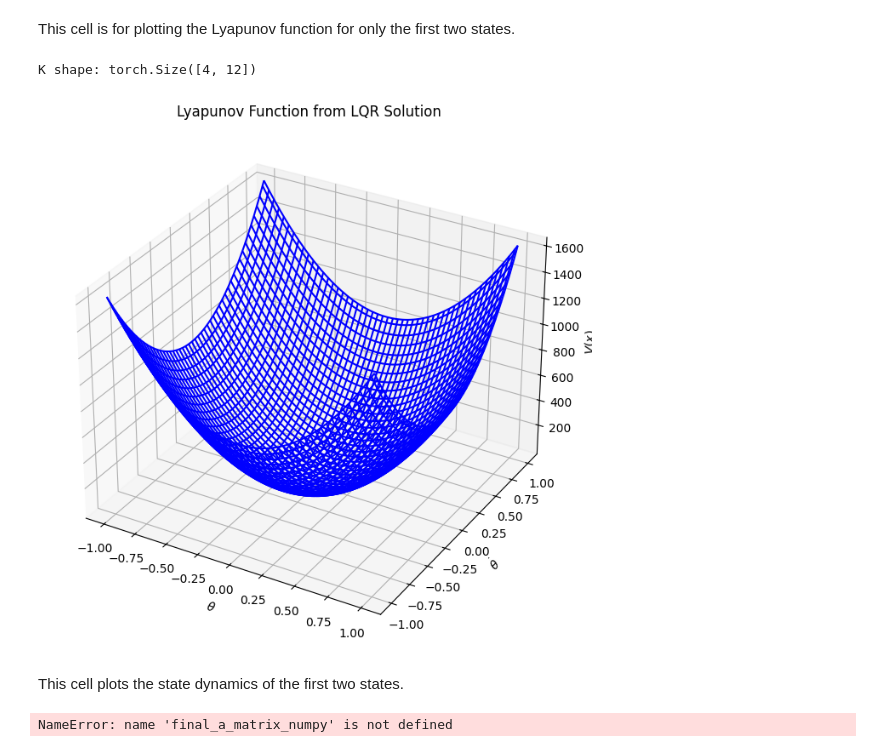
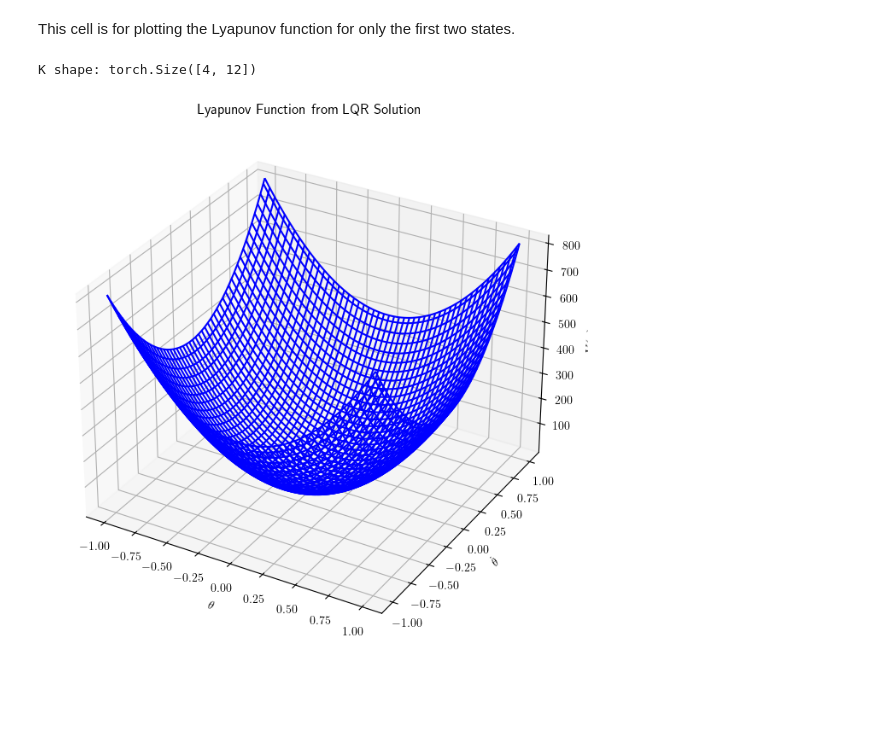
Before and after one commit to jorgejc2/ISS_Lyapunov_Stable_NN_Controllers, a Jupyter notebook: SimpleExamples/linear_sympy_notebook.ipynb, the cells around one changed output. Drawn from its saved outputs; the diff is of its cells as text; code cells hidden in the pictures; blank space fills up the shorter version.

Commit message:
Updated notebook to use LQR controller for linear and nonlinear dynamics

```diff
--- a/SimpleExamples/linear_sympy_notebook.ipynb
+++ b/SimpleExamples/linear_sympy_notebook.ipynb
@@ -166,21 +181,24 @@ values: Dict[symbols, float] = {
     I1: 2.3951e-5,
     I2: 2.3951e-5,
     I3: 3.2347e-5,
-    px: 10, py: 10, pz: 10,
+    px: 10., py: 10., pz: 10.,
     vx: 0, vy: 0, vz: 0,
     p: 0., q: 0., r: 0.,
     phi: 0.0, theta: 0.0, psi: 0.0,
-    g: -9.81,
+    g: 9.81,
     km: 7.94e-12,
     kf: 3.16e-10,
-    u1: 25., u2: 25., u3: 25., u4: 25.,
-    # u1: 0, u2: 0, u3: 0, u4: 0,
     F1: u1**2 *kf,
     F2: u2**2 *kf,
     F3: u3**2 *kf,
     F4: u4**2 *kf,
     m: 0.027
 }
+ss_u = sqrt((values[m]*values[g])/(4*values[kf]))
+values[u1] = ss_u
+values[u2] = ss_u
+values[u3] = ss_u
+values[u4] = ss_u
 
 # Substitute values into the matrix
 A_numeric = A_sym.subs(values)
@@ -325,10 +343,15 @@ where $Q \in \mathbb{R}^{n\times n}$ and $R \in \mathbb{R}^{m\times m}$. We also
 
 Luckily, this optimization problem has a closed-form solution given by the algebraic Riccati equation, and scipy has a method that can solve for this solution.
 # %%
-Q = np.eye(A_numpy.shape[1])
-R = np.eye(B_numpy.shape[1])
+Q_weights = np.ones(A_numpy.shape[1])
+R_weights = np.ones(B_numpy.shape[1])
+
+# we can update specific weights depending on which states/controls we care about more
+
+Q = np.diag(Q_weights)
+R = np.diag(R_weights)
 S = scipy.linalg.solve_continuous_are(A_numpy, B_numpy, Q, R)
-K = -np.linalg.solve(R, B_numpy.T @ S)
+K = np.linalg.solve(R, B_numpy.T @ S)
 print(f"K (shape : {K.shape})\n{K}")
 # %% [output]
 K (shape : (4, 12))
@@ -366,12 +389,15 @@ We can double check the controllability using the control library
 # %% [markdown]
 # Visualization
 # %%
-def compute_lqr(A, B):
+def compute_lqr(A: ndarray, B: ndarray, Q_weights: Optional[ndarray]=None, R_weights: Optional[ndarray]=None) -> Tuple[ndarray, ndarray]:
     """
     Computes the LQR controller about some equilibrium point.
     The solution entails a controller in linear feedback form u=Kx
     as well a Lyapunov function in quadratic form V=x^TSx.
-    :param pendulum_continuous: Continuous pendulum model
+    :param A:
+    :param B:
+    :param Q_weights:
+    :param R_weights:
     :return:                    Controller, Lyapunov function
 
     get_controllable_subsystem(A, B, ctrl_matrix, ctrl_rank)
@@ -382,69 +408,43 @@ def compute_lqr(A, B):
     can_ctrl = ctrl_rank >= A_numpy.shape[1]
     assert can_ctrl, f"This system is not controllable."
 
-    Q = np.eye(A.shape[1])
-    R = np.eye(B.shape[1]) * 100
+    if Q_weights is None:
+        Q = np.eye(A.shape[1]) * 100
+    else:
+        Q = np.diag(Q_weights)
+    if R_weights is None:
+        R = np.eye(B.shape[1]) * 100
+    else:
+        R = np.diag(R_weights)
     S = scipy.linalg.solve_continuous_are(A, B, Q, R)
-    K = -np.linalg.solve(R, B.T @ S)
+    K = np.linalg.solve(R, B.T @ S)
 
     return K, S
 # %% [markdown]
 This cell is for plotting the Lyapunov function for only the first two states.
 # %%
-K, S = compute_lqr(A_numpy, B_numpy)
+K_numpy, S = compute_lqr(A_numpy, B_numpy)
 # convert to Tensors
-K = torch.from_numpy(K).to(**set_t)  # linear feedback controller
+K = torch.from_numpy(K_numpy).to(**set_t)  # linear feedback controller
 S = torch.from_numpy(S).to(**set_t)  # quadratic Lyapunov function
 print(f"K shape: {K.shape}")
 
 # plot the output of the Lyapunov function for these samples
 fig = plt.figure(figsize=(12, 8))
 ax = fig.add_subplot(111, projection='3d')
 x_np = np.linspace(-1, 1, 100)
 y_np = np.linspace(-1, 1, 100)
 x_np, y_np = np.meshgrid(x_np, y_np)
 lqr_lya = lambda x: np.sum(x * (x @ to_numpy(S)), axis=1)  # applies Lyapunov function to state inputs
 x_orig = np.concatenate((x_np.ravel().reshape(-1, 1), y_np.ravel().reshape(-1, 1)), axis=1)
 V_np = lqr_lya(np.concatenate((x_orig, np.zeros((x_orig.shape[0], A_numpy.shape[1] - 2))), axis=1))
 V_np = V_np.reshape(x_np.shape)
 ax.plot_wireframe(x_np, y_np, V_np, color='b')
 ax.set_title("Lyapunov Function from LQR Solution")
 ax.set_xlabel(r"$\theta$")
 ax.set_ylabel(r"$\dot{\theta}$")
 ax.set_zlabel(r"$V(x)$")
 plt.show()
 # %% [output]
 K shape: torch.Size([4, 12])
-[figure, old version]
+[figure, new version]
-# %% [markdown]
-This cell plots the state dynamics of the first two states.
-# %%
-K, S = compute_lqr(final_a_matrix_numpy, final_b_matrix_numpy)
-# convert to Tensors
-K = torch.from_numpy(K).to(**set_t)  # linear feedback controller
-S = torch.from_numpy(S).to(**set_t)  # quadratic Lyapunov function
-# x = (torch.rand((100, 2), **set_t) - 0.5) * 2  # create a bunch of state samples near the origin to stabilize
-# x = torch.cat([x, torch.zeros((1, 2), **set_t)], dim=0)  # make sure to include the equilibrium
-# V = torch.sum(x * (x @ S), axis=1, keepdim=True)
-print(f"K shape: {K.shape}")
-
-# plot the output of the Lyapunov function for these samples
-fig = plt.figure(figsize=(12, 8))
-ax = fig.add_subplot(111, projection='3d')
-x_np = np.linspace(-1, 1, 100)
-y_np = np.linspace(-1, 1, 100)
-x_np, y_np = np.meshgrid(x_np, y_np)
-lqr_lya = lambda x: np.sum(x * (x @ to_numpy(S)), axis=1)  # applies Lyapunov function to state inputs
-orig_x = np.concatenate((x_np.ravel().reshape(-1, 1), y_np.ravel().reshape(-1, 1)), axis=1)
-print(f"orig_x has shape {orig_x.shape}")
-V_np = lqr_lya(np.concatenate([orig_x, np.zeros((orig_x.shape[0], 5))], axis=1))
-V_np = V_np.reshape(x_np.shape)
-ax.plot_wireframe(x_np, y_np, V_np, color='b')
-ax.set_title("Lyapunov Function from LQR Solution")
-ax.set_xlabel(r"$\theta$")
-ax.set_ylabel(r"$\dot{\theta}$")
-ax.set_zlabel(r"$V(x)$")
-# if save: plt.savefig(save_path + "lqr_quadratic_lyapunov_function.png")
-# plt.show() if show else plt.close()
-# %% [output]
-NameError: name 'final_a_matrix_numpy' is not defined
```
Also changed, not shown: parts of 14 cells of this notebook, 5 other files.
